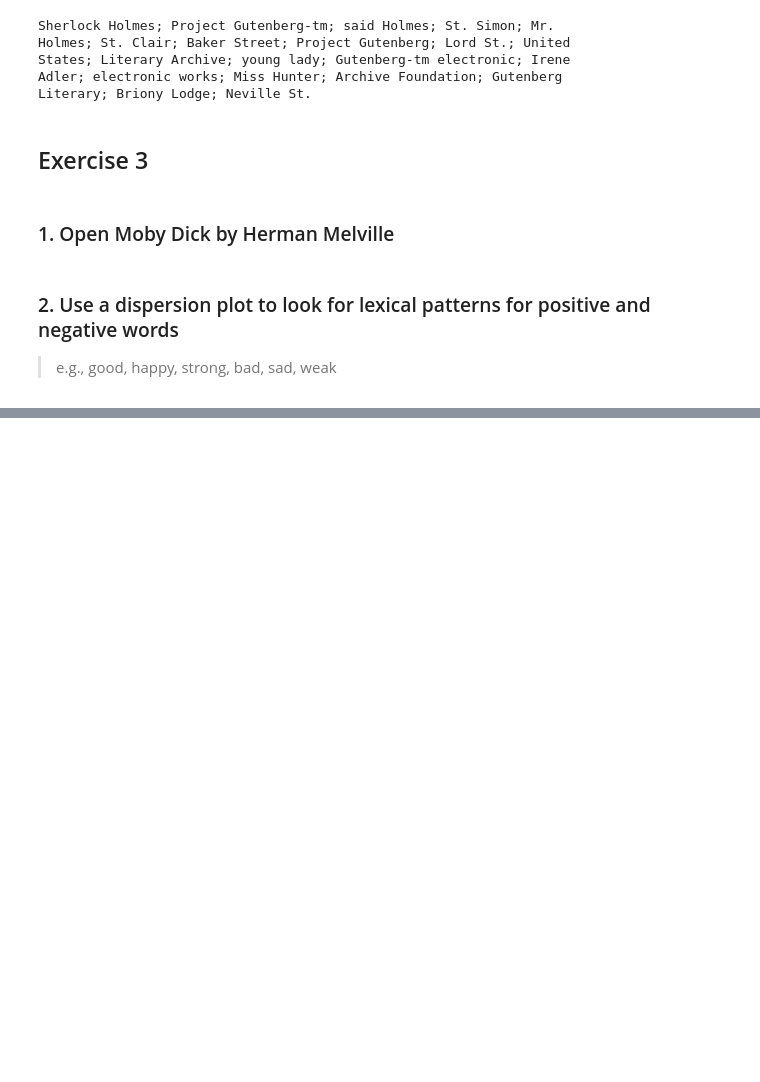
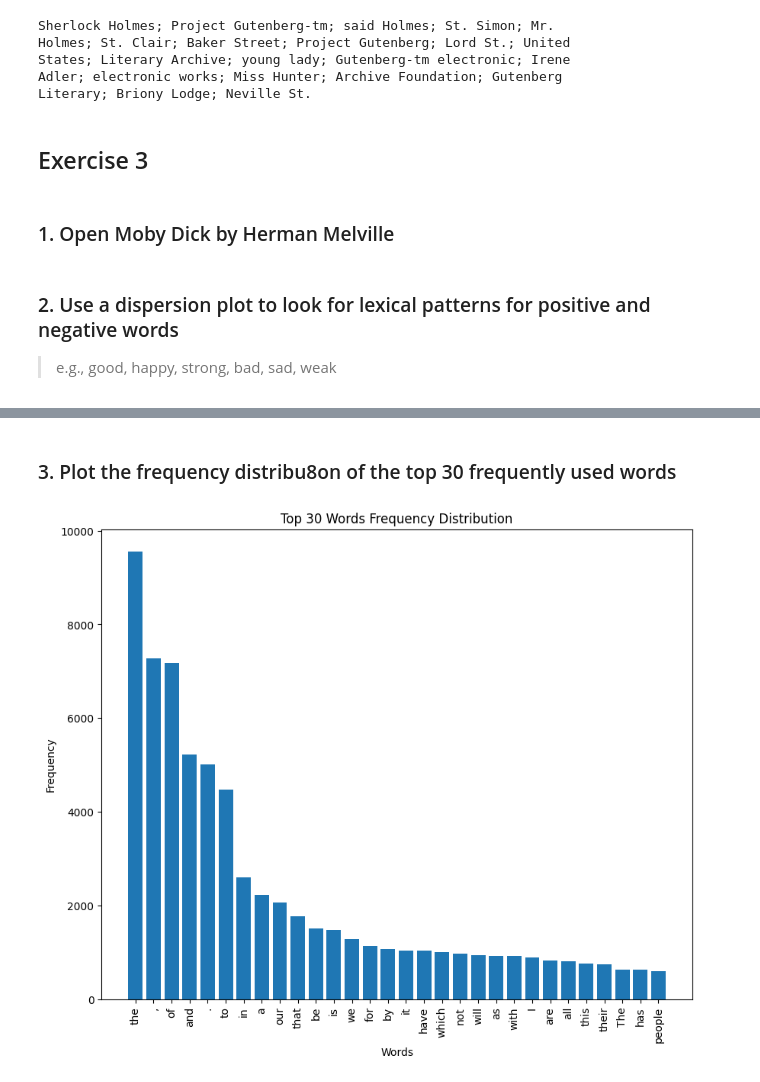
Before and after one commit to Neilus03/NLP-2024, a Jupyter notebook: tokenization_&_basic_statistics.ipynb, the cells around one changed output, grey strips where cells are left out. Cells and saved outputs as stored; diff of their text form; code cells hidden in the pictures; blank space fills up the shorter version.

```diff
--- a/tokenization_&_basic_statistics.ipynb
+++ b/tokenization_&_basic_statistics.ipynb
@@ -187,0 +239,5 @@ nltk.draw.dispersion_plot(mobydick, tokens, title='Lexical Dispersion Plot')
+# %%
+from nltk.corpus import inaugural
+
+# Load all words from the Inaugural Address Corpus
+all_words = inaugural.words()
@@ -187,0 +253,15 @@ nltk.draw.dispersion_plot(mobydick, tokens, title='Lexical Dispersion Plot')
+# %% [markdown]
+### 3. Plot the frequency distribu8on of the top 30 frequently used words
+# %%
+top_30 = freq_dist.most_common(30)
+
+words, frequencies = zip(*top_30)
+plt.figure(figsize=(10, 8))
+plt.bar(words, frequencies)
+plt.xticks(rotation=90)  # Rotate the word labels for better readability
+plt.xlabel('Words')
+plt.ylabel('Frequency')
+plt.title('Top 30 Words Frequency Distribution')
+plt.show()
+# %% [output]
+[figure, added]
```
Also changed, not shown: parts of 17 cells of this notebook.
